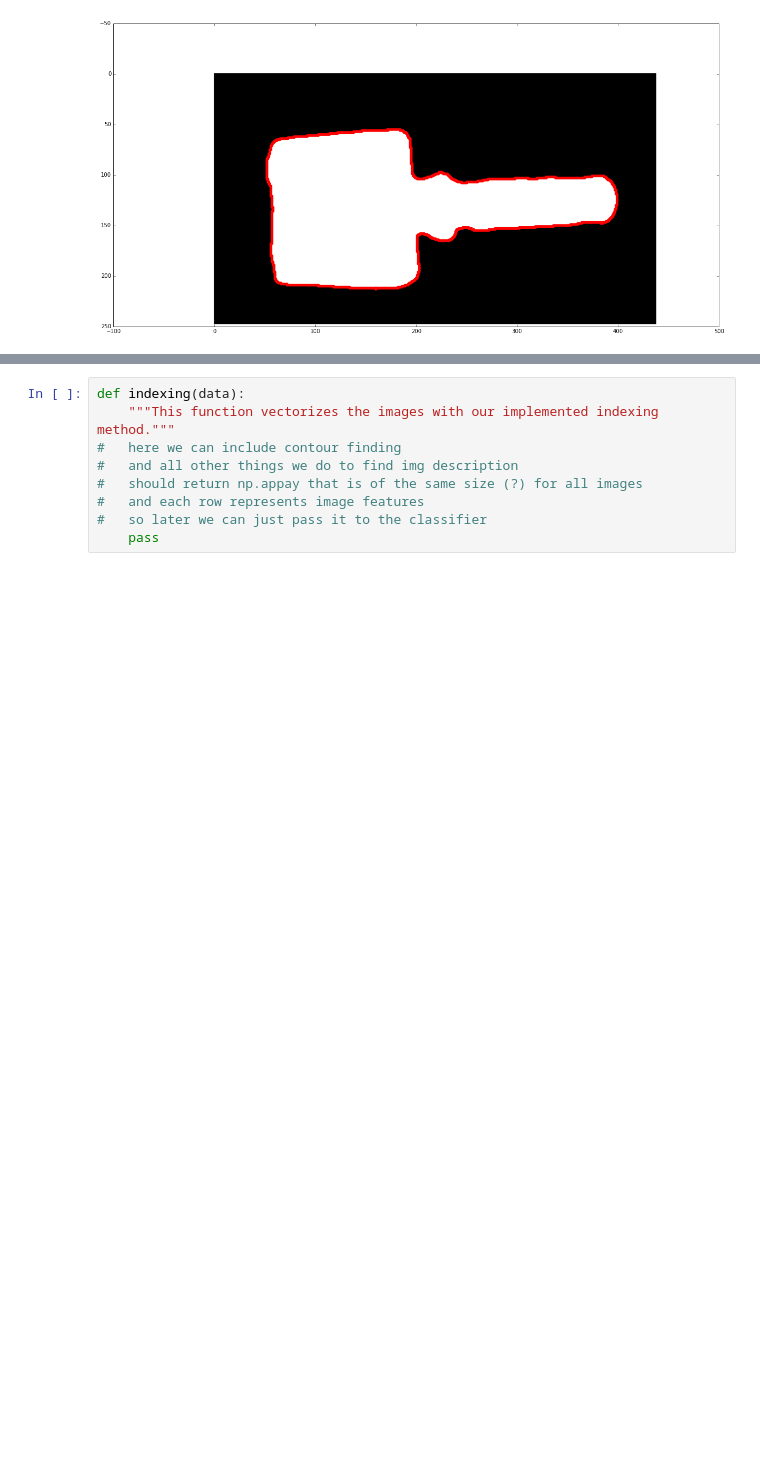
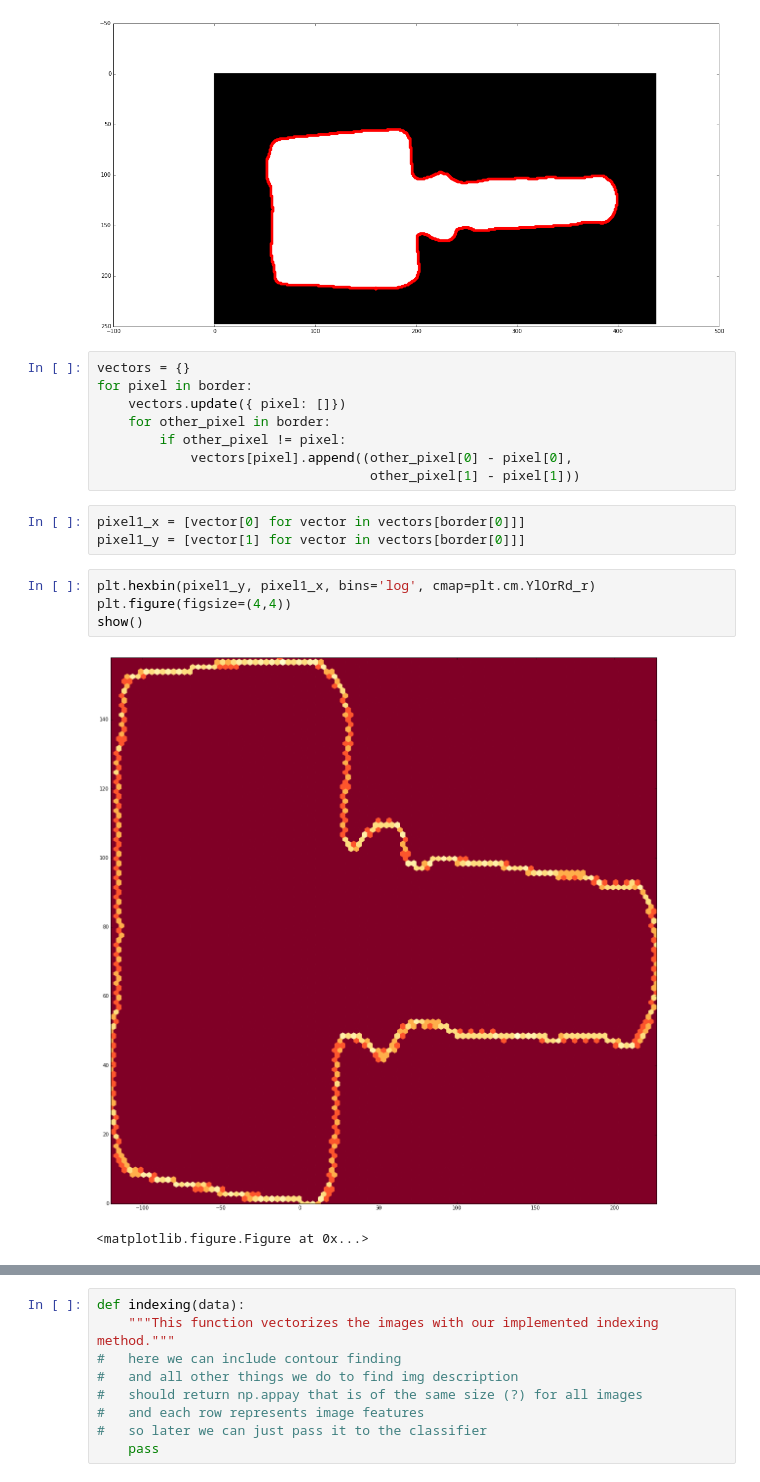
Before and after one commit to eugeniashurko/fork-recognition, a Jupyter notebook: experiments/skeleton.ipynb, the cells around one changed output, grey strips where cells are left out. Saved outputs shown, nothing was run; the diff lists cells and outputs as text; blank space fills up the shorter version.

Commit message:
Modified: a lot of new experiments with inner distance and others

```diff
--- a/experiments/skeleton.ipynb
+++ b/experiments/skeleton.ipynb
@@ -164,3 +164,21 @@ ax.plot([b[1] for b in border], [b[0] for b in border], color="r", linewidth=5)
 # %% [output]
 [<matplotlib.lines.Line2D at 0x...>]
 [figure]
+# %%
+vectors = {}
+for pixel in border:
+    vectors.update({ pixel: []})
+    for other_pixel in border:
+        if other_pixel != pixel:
+            vectors[pixel].append((other_pixel[0] - pixel[0],
+                                   other_pixel[1] - pixel[1]))
+# %%
+pixel1_x = [vector[0] for vector in vectors[border[0]]]
+pixel1_y = [vector[1] for vector in vectors[border[0]]]
+# %%
+plt.hexbin(pixel1_y, pixel1_x, bins='log', cmap=plt.cm.YlOrRd_r)
+plt.figure(figsize=(4,4))
+show()
+# %% [output]
+[figure, added]
+<matplotlib.figure.Figure at 0x...>
```
Also changed, not shown: parts of 20 cells of this notebook, 1 other file.
